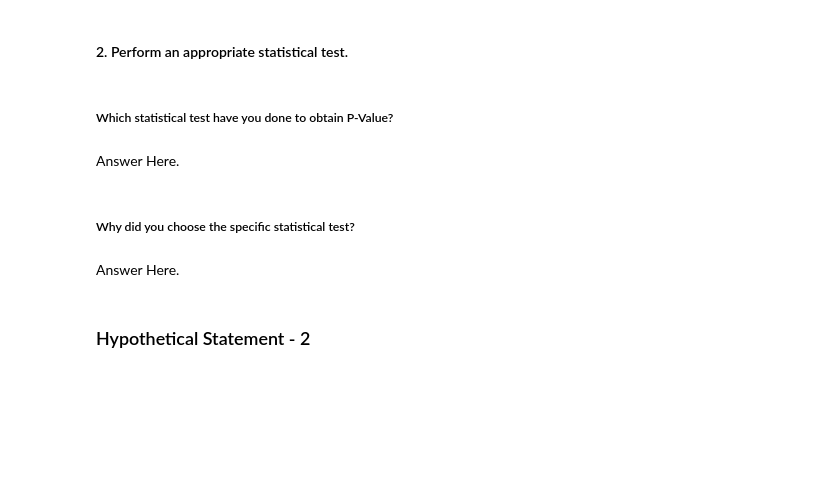
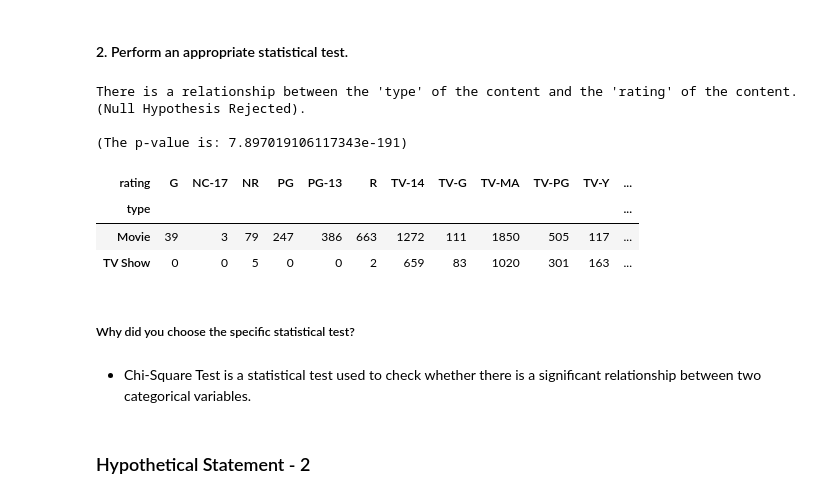
Before and after one commit to dipankarsahu1000/Netflix-Movie-and-TV-Shows-Clustering, a Jupyter notebook: Netflix_Movies_and_TV_Shows_Clustering.ipynb, the cells around one changed output. Drawn from its saved outputs; the diff is of its cells as text; code cells hidden in the pictures; blank space fills up the shorter version.

```diff
--- a/Netflix_Movies_and_TV_Shows_Clustering.ipynb
+++ b/Netflix_Movies_and_TV_Shows_Clustering.ipynb
@@ -832,11 +840,36 @@ Answer Here.
-# %% [markdown]
-##### Which statistical test have you done to obtain P-Value?
-# %% [markdown]
-Answer Here.
+# %%
+# Importing the libraries
+from scipy.stats import chi2_contingency
+
+# Creating a contigency table for the variables
+table = pd.crosstab(df['type'], df['rating'])
+
+# Implementing the Chi-Square test
+
+# The p-value:
+p = chi2_contingency(table)[1]
+
+if p < 0.05:
+    print("There is a relationship between the 'type' of the content and the 'rating' of the content. (Null Hypothesis Rejected).")  # Null hypothesis rejected. Alternate Hypothesis accepted.
+else:
+    print(" There is no relationship between the 'type' of the content and the 'rating' of the content.") # Null hypothesis not rejected.
+
+print(f'\n(The p-value is: {p})')
+# %% [output]
+There is a relationship between the 'type' of the content and the 'rating' of the content. (Null Hypothesis Rejected).
+
+(The p-value is: 7.897019106117343e-191)
+# %%
+table
+# %% [output]
+| rating | G | NC-17 | NR | PG | PG-13 | R | TV-14 | TV-G | TV-MA | TV-PG | TV-Y | ... |
+| type |  |  |  |  |  |  |  |  |  |  |  | ... |
+| Movie | 39 | 3 | 79 | 247 | 386 | 663 | 1272 | 111 | 1850 | 505 | 117 | ... |
+| TV Show | 0 | 0 | 5 | 0 | 0 | 2 | 659 | 83 | 1020 | 301 | 163 | ... |
 # %% [markdown]
 ##### Why did you choose the specific statistical test?
-# %% [markdown]
-Answer Here.
+# %% [markdown]
+* Chi-Square Test is a statistical test used to check whether there is a significant relationship between two categorical variables.
 # %% [markdown]
 ### Hypothetical Statement - 2
 # %% [markdown]
```
Also changed, not shown: parts of 29 cells of this notebook.
